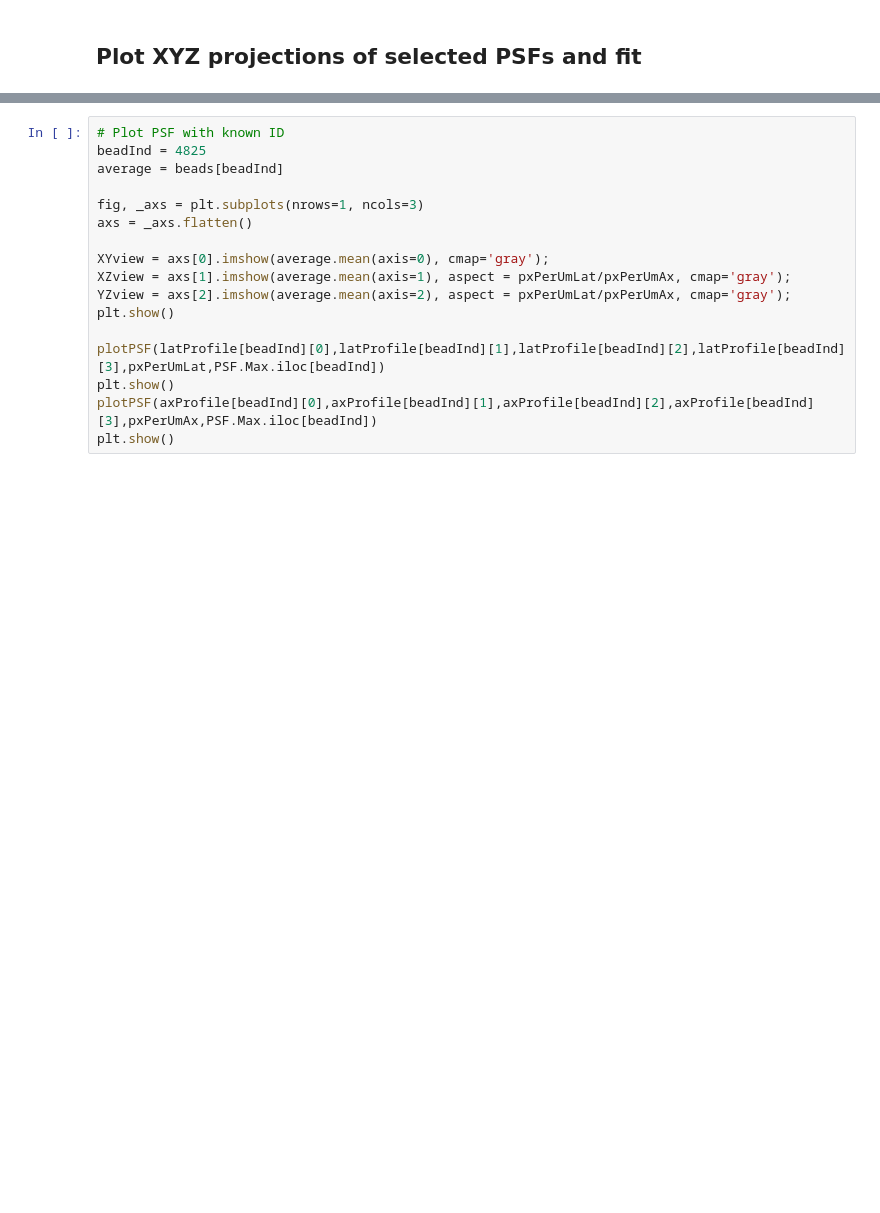
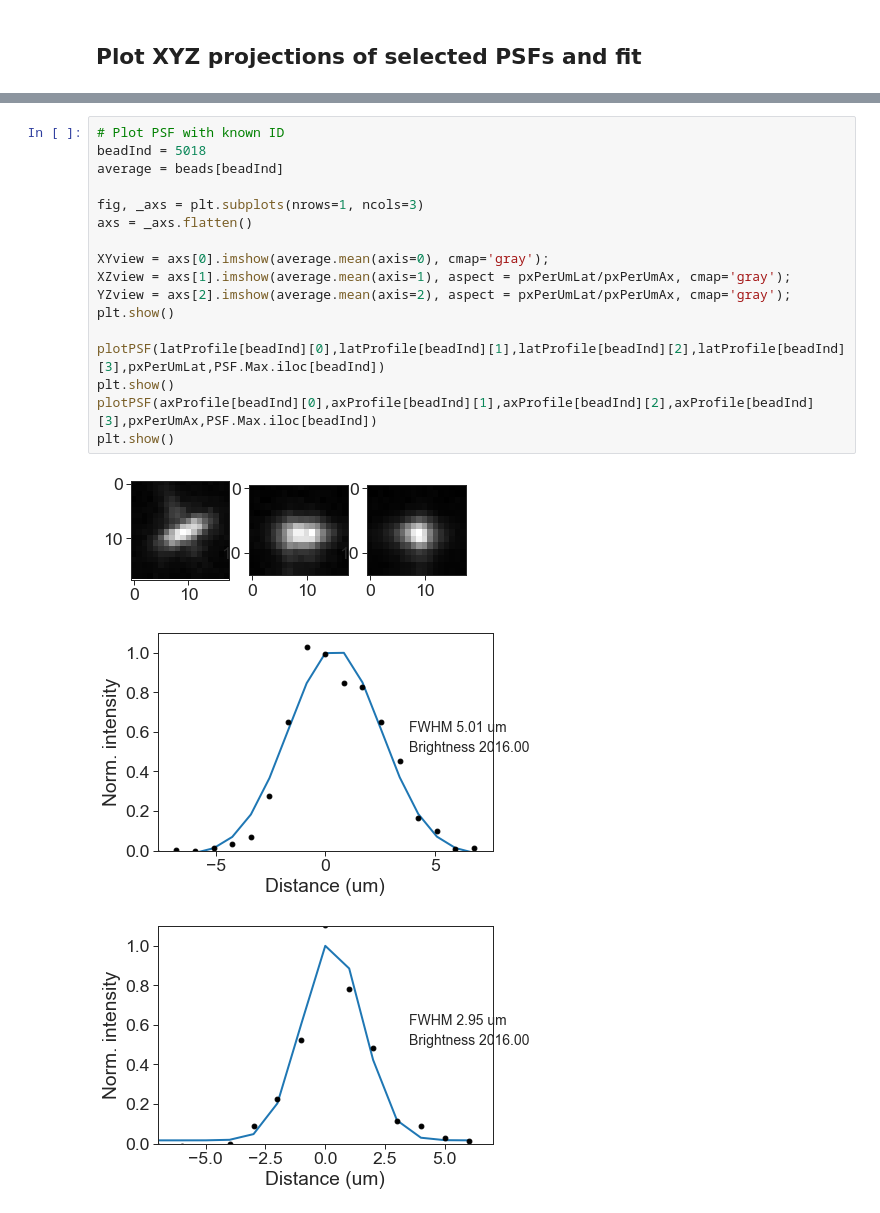
Before and after one commit to mesoSPIM/mesoSPIM-PSFanalysis, a Jupyter notebook: benchtop-MitutoyoBD-5X(TL-MT1)-ETL-on-f99.9Hz-optimized.ipynb, the cells around one changed output, grey strips where cells are left out. Drawn from its saved outputs; the diff is of its cells as text; blank space fills up the shorter version.

```diff
--- a/benchtop-MitutoyoBD-5X(TL-MT1)-ETL-on-f99.9Hz-optimized.ipynb
+++ b/benchtop-MitutoyoBD-5X(TL-MT1)-ETL-on-f99.9Hz-optimized.ipynb
@@ -291,17 +301,21 @@ len(centerPSFs)
 # %%
 # Plot PSF with known ID
-beadInd = 4825
+beadInd = 5018
 average = beads[beadInd]
 
 fig, _axs = plt.subplots(nrows=1, ncols=3)
 axs = _axs.flatten()
 
 XYview = axs[0].imshow(average.mean(axis=0), cmap='gray');
 XZview = axs[1].imshow(average.mean(axis=1), aspect = pxPerUmLat/pxPerUmAx, cmap='gray');
 YZview = axs[2].imshow(average.mean(axis=2), aspect = pxPerUmLat/pxPerUmAx, cmap='gray');
 plt.show()
 
 plotPSF(latProfile[beadInd][0],latProfile[beadInd][1],latProfile[beadInd][2],latProfile[beadInd][3],pxPerUmLat,PSF.Max.iloc[beadInd])
 plt.show()
 plotPSF(axProfile[beadInd][0],axProfile[beadInd][1],axProfile[beadInd][2],axProfile[beadInd][3],pxPerUmAx,PSF.Max.iloc[beadInd])
 plt.show()
+# %% [output]
+[figure, added]
+[figure, added]
+[figure, added]
```
Also changed, not shown: parts of 18 cells of this notebook, 3 other files.
